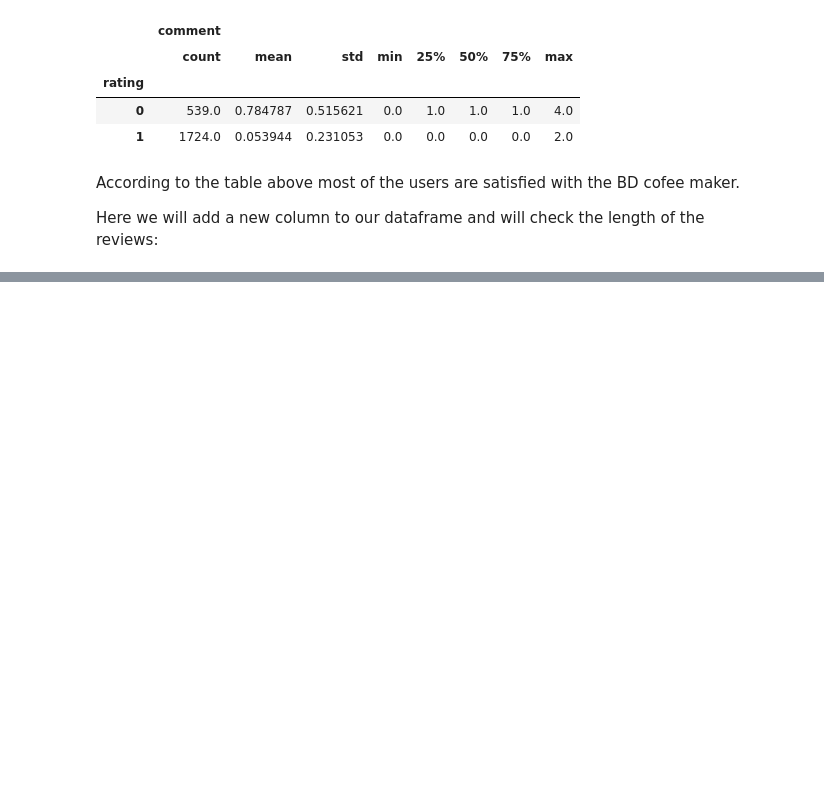
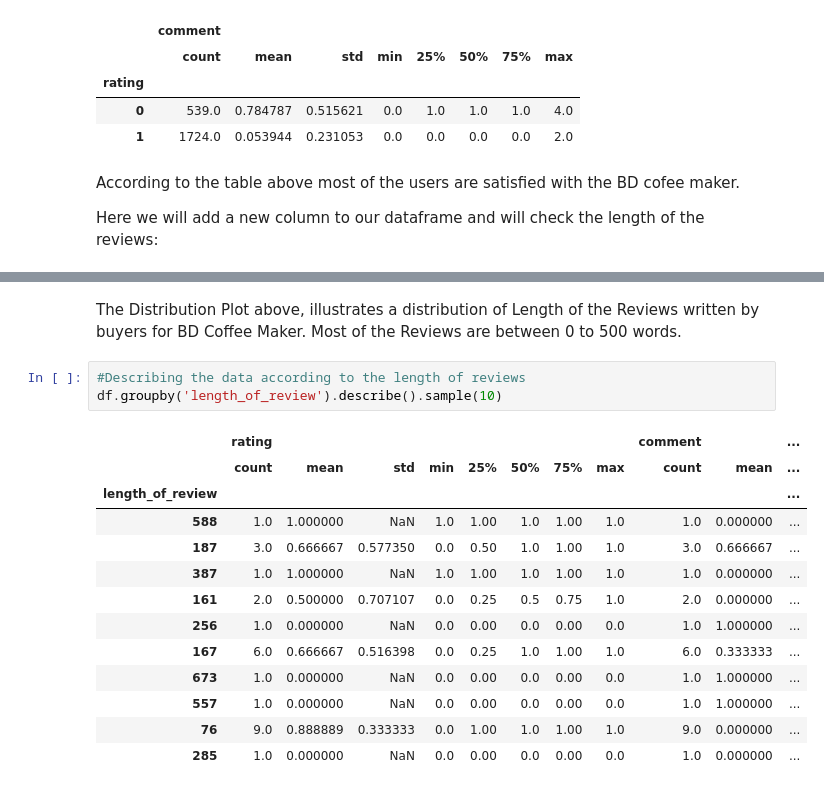
Before and after one commit to kavehamini/Amazon-Review-Analysis-JBL-Charge-4-Speaker-Sentiment-Analysis-NLP, a Jupyter notebook: Sentiment Analysis of Amazon reviews for BD Coffee maker.ipynb, the cells around one changed output, grey strips where cells are left out. Saved outputs shown, nothing was run; the diff lists cells and outputs as text; blank space fills up the shorter version.

```diff
--- a/Sentiment Analysis of Amazon reviews for BD Coffee maker.ipynb
+++ b/Sentiment Analysis of Amazon reviews for BD Coffee maker.ipynb
@@ -116,0 +115,19 @@ The above Distribution Plot, shows a distribution of Length of the Reviews writt
+# %% [markdown]
+The Distribution Plot above, illustrates a distribution of Length of the Reviews written by buyers for BD Coffee Maker. Most of the Reviews are between 0 to 500 words.
+# %%
+#Describing the data according to the length of reviews
+df.groupby('length_of_review').describe().sample(10)
+# %% [output]
+|  | rating |  |  |  |  |  |  |  | comment |  | ... |
+|  | count | mean | std | min | 25% | 50% | 75% | max | count | mean | ... |
+| length_of_review |  |  |  |  |  |  |  |  |  |  | ... |
+| 588 | 1.0 | 1.000000 | NaN | 1.0 | 1.00 | 1.0 | 1.00 | 1.0 | 1.0 | 0.000000 | ... |
+| 187 | 3.0 | 0.666667 | 0.577350 | 0.0 | 0.50 | 1.0 | 1.00 | 1.0 | 3.0 | 0.666667 | ... |
+| 387 | 1.0 | 1.000000 | NaN | 1.0 | 1.00 | 1.0 | 1.00 | 1.0 | 1.0 | 0.000000 | ... |
+| 161 | 2.0 | 0.500000 | 0.707107 | 0.0 | 0.25 | 0.5 | 0.75 | 1.0 | 2.0 | 0.000000 | ... |
+| 256 | 1.0 | 0.000000 | NaN | 0.0 | 0.00 | 0.0 | 0.00 | 0.0 | 1.0 | 1.000000 | ... |
+| 167 | 6.0 | 0.666667 | 0.516398 | 0.0 | 0.25 | 1.0 | 1.00 | 1.0 | 6.0 | 0.333333 | ... |
+| 673 | 1.0 | 0.000000 | NaN | 0.0 | 0.00 | 0.0 | 0.00 | 0.0 | 1.0 | 1.000000 | ... |
+| 557 | 1.0 | 0.000000 | NaN | 0.0 | 0.00 | 0.0 | 0.00 | 0.0 | 1.0 | 1.000000 | ... |
+| 76 | 9.0 | 0.888889 | 0.333333 | 0.0 | 1.00 | 1.0 | 1.00 | 1.0 | 9.0 | 0.000000 | ... |
+| 285 | 1.0 | 0.000000 | NaN | 0.0 | 0.00 | 0.0 | 0.00 | 0.0 | 1.0 | 0.000000 | ... |
```
Also changed, not shown: parts of 4 cells of this notebook.
